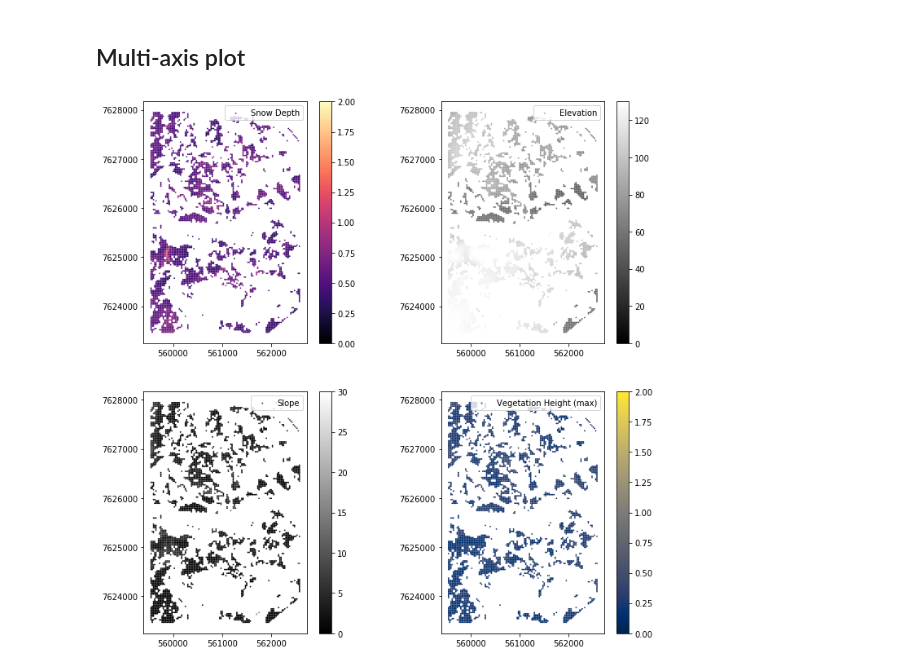
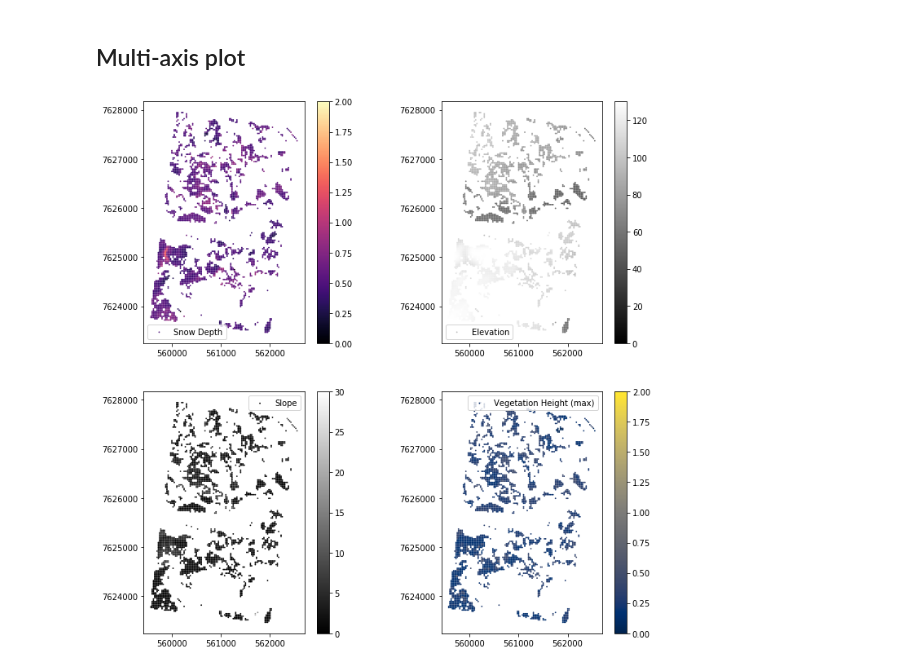
Before and after one commit to kingjml/tvc-site-selection, a Jupyter notebook: site-selector.ipynb, the cells around one changed output. Cells and saved outputs as stored; diff of their text form; code cells hidden in the pictures.

```diff
--- a/site-selector.ipynb
+++ b/site-selector.ipynb
@@ -18,0 +20,13 @@ df = df[df['vegheight_']<= veg_max]
+# %%
+siksik_data = gpd.read_file('./data/shapefiles/geodata.shp')
+siksik_data = siksik_data.dropna()
+siksik_shp = gpd.read_file('./data/shapefiles/siksik.shp')
+siksik_geoms = siksik_shp.iloc[0].geometry
+siksik_sub = siksik_data[siksik_data.geometry.within(siksik_geoms)]
+
+veg_max = 0.5 # Max veg height in m we're willing to deal with
+slope_max = 15 # Max slope in deg we're willing to deal with
+snow_min = 0.05 # Helps avoid lakes
+
+siksik_sub = siksik_sub[siksik_sub['vegheight_']<= veg_max]
+siksik_sub = siksik_sub[siksik_sub['slope_valu']<= slope_max]
@@ -85,13 +119,13 @@ Index(['snow_depth', 'dem_value', 'slope_valu', 'vegheight_', 'geometry'], dtype
 # %%
 fig, axes = plt.subplots(ncols=2, nrows=2, figsize=(12,12))
 snow, dem, slope, veg = axes.ravel()
-df.plot(ax=snow, column='snow_depth', markersize=0.6, vmin=0, vmax=2, cmap='magma', label='Snow Depth', legend=True)
-df.plot(ax=dem, column='dem_value', markersize=0.6, vmin=0, vmax=130, cmap='gray', label='Elevation', legend=True)
-df.plot(ax=slope, column='slope_valu', markersize=0.6, vmin=0, vmax=30, cmap='gray', label='Slope', legend=True)
-df.plot(ax=veg, column='vegheight_', markersize=0.6, vmin=0, vmax=2, cmap='cividis', label='Vegetation Height (max)', legend=True)
+siksik_sub.plot(ax=snow, column='snow_depth', markersize=0.6, vmin=0, vmax=2, cmap='magma', label='Snow Depth', legend=True)
+siksik_sub.plot(ax=dem, column='dem_value', markersize=0.6, vmin=0, vmax=130, cmap='gray', label='Elevation', legend=True)
+siksik_sub.plot(ax=slope, column='slope_valu', markersize=0.6, vmin=0, vmax=30, cmap='gray', label='Slope', legend=True)
+siksik_sub.plot(ax=veg, column='vegheight_', markersize=0.6, vmin=0, vmax=2, cmap='cividis', label='Vegetation Height (max)', legend=True)
 snow.legend()
 dem.legend()
 slope.legend()
 veg.legend();
 # %% [output]
-[figure, old version]
+[figure, new version]
```
Also changed, not shown: parts of 18 cells of this notebook, 1 other file.
